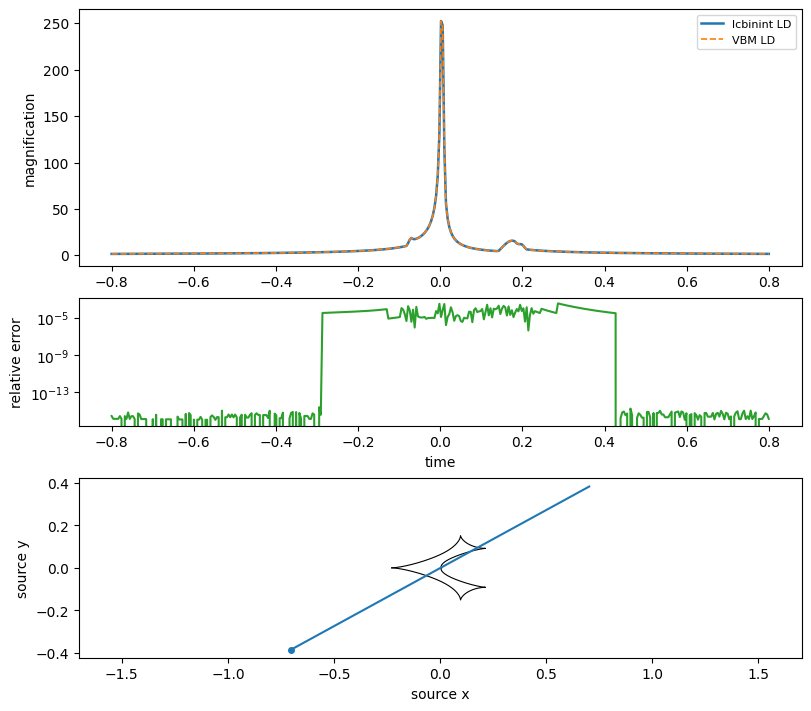
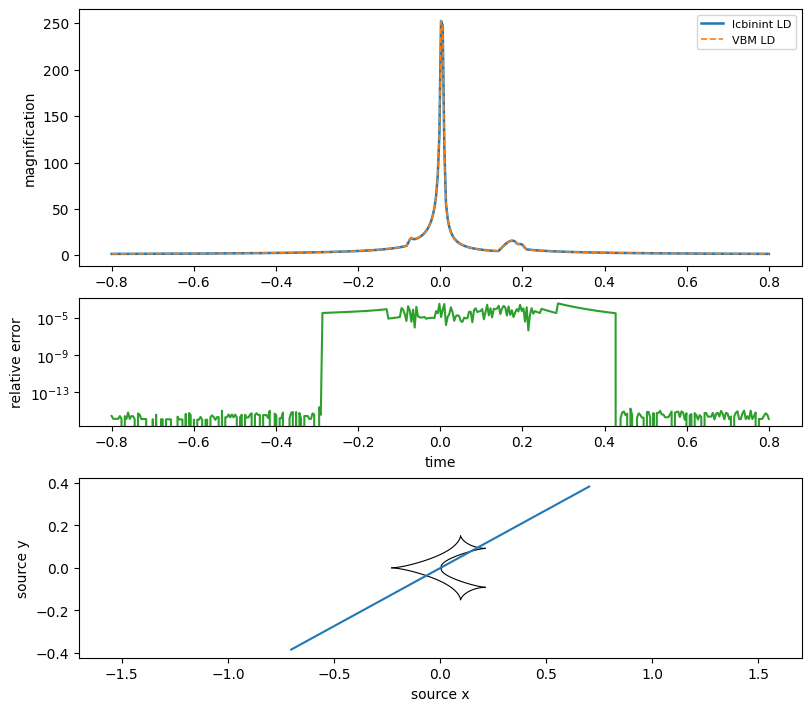
Code edit (unified diff) that turned the first committed figure into the second:
--- before
+++ after
@@ -34,5 +34,4 @@
     ax_geo.plot(xs, ys, color="black", lw=0.8)
 ax_geo.plot(trajectory.x, trajectory.y, color="tab:blue", lw=1.5)
-ax_geo.scatter([trajectory.x[0]], [trajectory.y[0]], s=16, color="tab:blue")
 ax_geo.set_aspect("equal", adjustable="datalim")
 ax_geo.set_xlabel("source x")

Commit: Simplify executed VBM comparison notebook